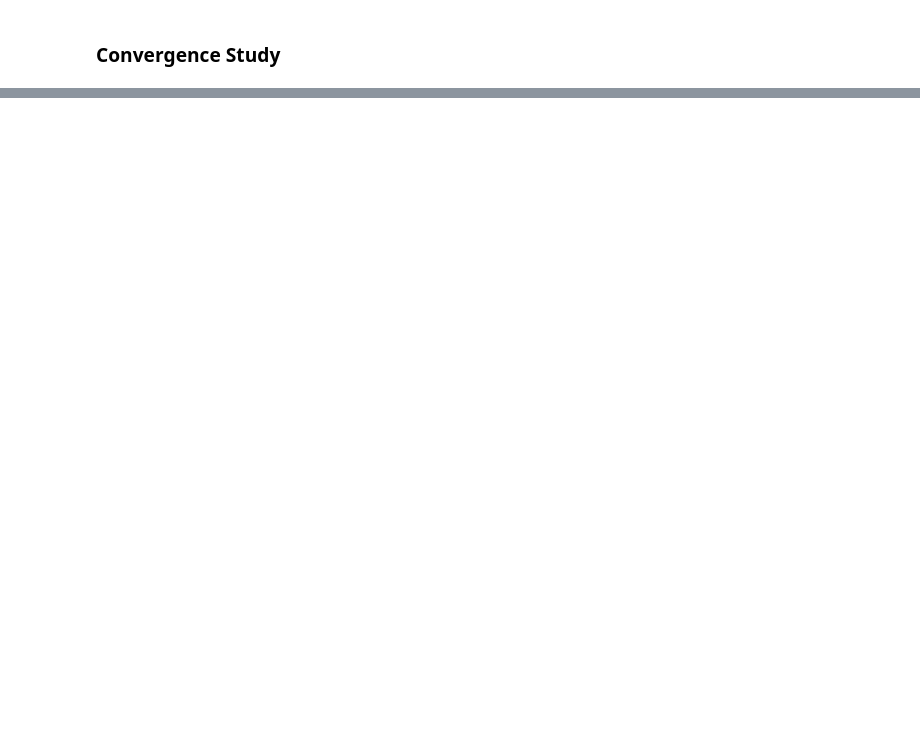
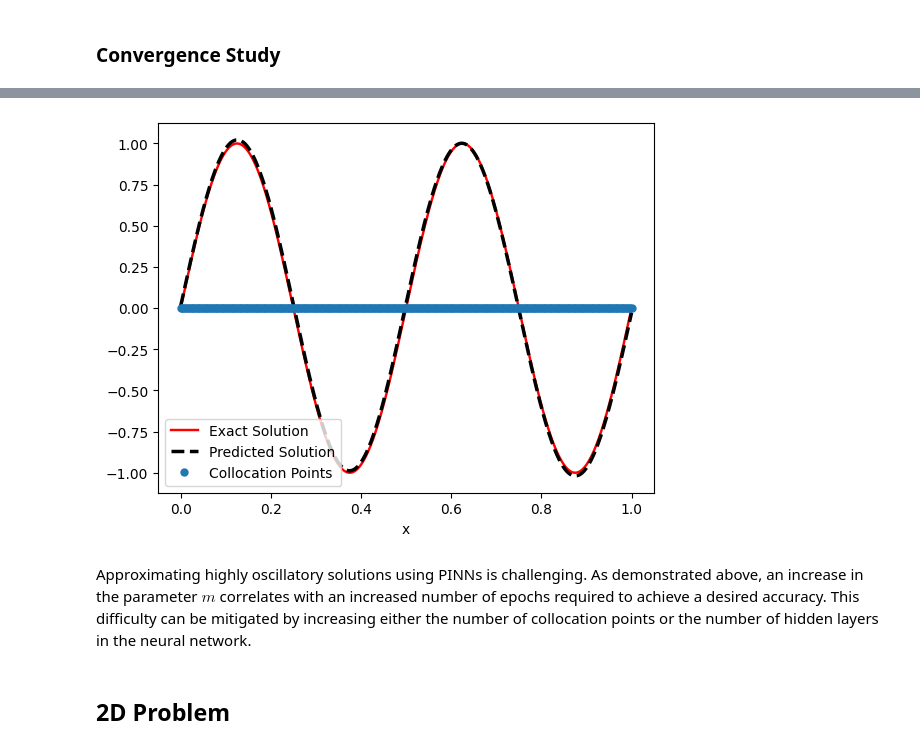
Before and after one commit to Shivam-3921/Physics_Informed_Neural_Networks_for_solving_differential_equations, a Jupyter notebook: PINNs.ipynb, the cells around one changed output, grey strips where cells are left out. Saved outputs shown, nothing was run; the diff lists cells and outputs as text; code cells hidden in the pictures; blank space fills up the shorter version.

```diff
--- a/PINNs.ipynb
+++ b/PINNs.ipynb
@@ -300,0 +407,22 @@ table
+# %%
+train_size = [20,40,80,160,320]
+L2_err = []
+num_epochs = 10000
+m=4
+
+# generate the test set
+n_test = 1000
+x_test = torch.linspace(0,1,n_test).reshape(-1,1)
+y_test = u_exact(x_test,m)
+
+for n_train in train_size:
+    # generate the training set
+    x_train = torch.linspace(0,1,n_train).reshape(-1,1)
+
+    u = train_PINN(x_train=x_train,num_epochs=num_epochs,m=m,verbose=False)
+    y_pred = u(x_test)
+
+    L2_err.append(L2_error(y_pred,y_test).detach().numpy())
+
+table = pd.DataFrame(data= np.transpose([train_size, L2_err]),columns=["Train size","L2 error"])
+table
@@ -300,0 +436,18 @@ table
+# %%
+y_train = u_exact(x_train,m)
+x_train.requires_grad_(False)
+y_train = y_train.detach().numpy()
+y_pred = y_pred.detach().numpy()
+# %%
+plt.plot(x_test,y_test,label = "Exact Solution",linestyle="-",color = "red",linewidth = 1.75)
+plt.plot(x_test,y_pred,label = "Predicted Solution",linestyle="--",linewidth = 2.5,color = "black")
+plt.plot(x_train,np.zeros_like(x_train),label="Collocation Points",linestyle = "None", marker = "o",markersize  =5)
+plt.xlabel("x")
+plt.legend()
+plt.show()
+# %% [output]
+[figure, added]
+# %% [markdown]
+Approximating highly oscillatory solutions using PINNs is challenging. As demonstrated above, an increase in the parameter $m$ correlates with an increased number of epochs required to achieve a desired accuracy. This difficulty can be mitigated by increasing either the number of collocation points or the number of hidden layers in the neural network.
+# %% [markdown]
+## 2D Problem
```
Also changed, not shown: parts of 60 cells of this notebook.
